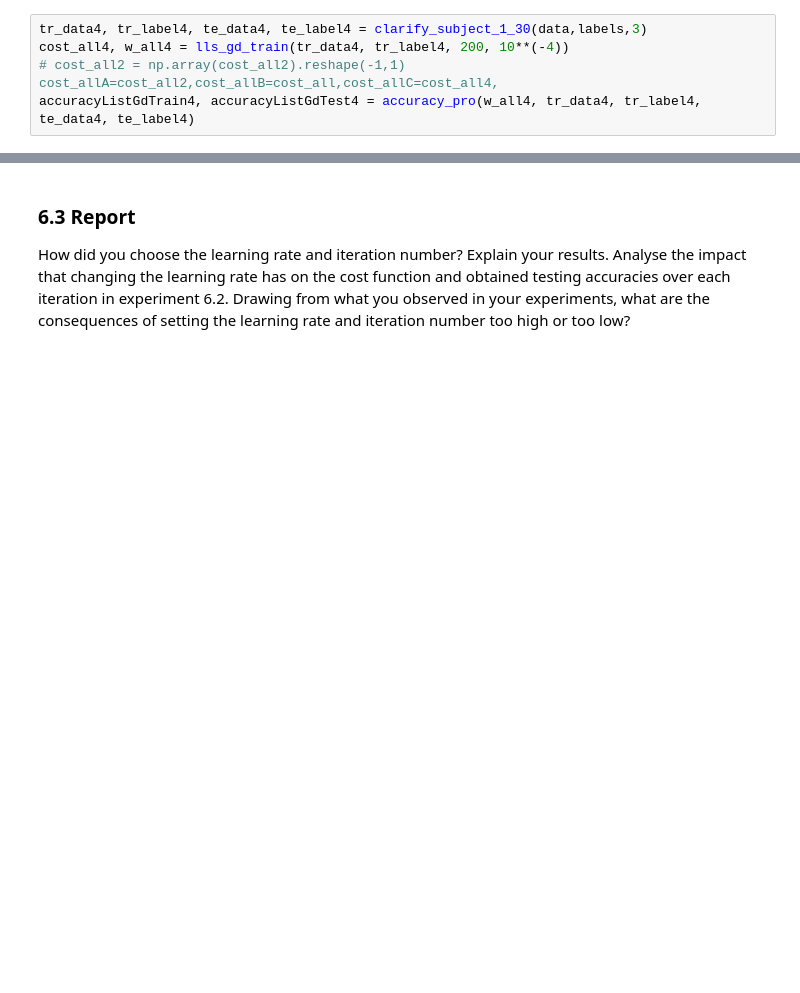
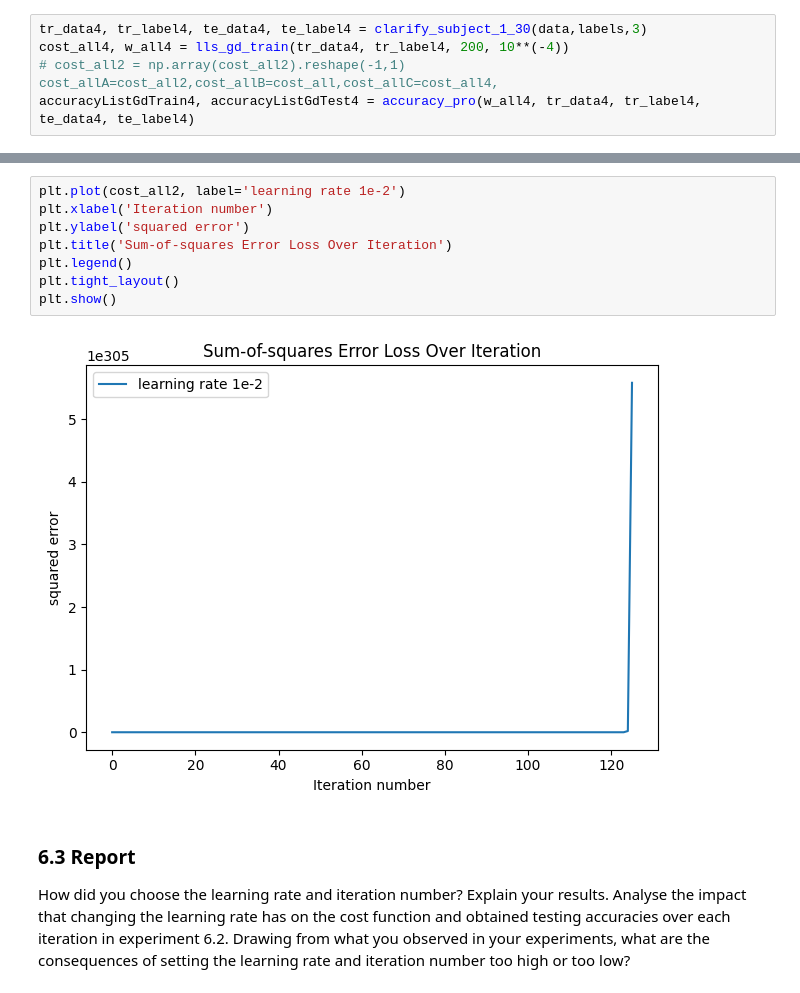
Before and after one commit to Ray7788/MachineLearning, a Jupyter notebook: Lab3_S/24112-Lab2-S-Practice2.ipynb, the cells around one changed output, grey strips where cells are left out. Saved outputs shown, nothing was run; the diff lists cells and outputs as text; blank space fills up the shorter version.

```diff
--- a/Lab3_S/24112-Lab2-S-Practice2.ipynb
+++ b/Lab3_S/24112-Lab2-S-Practice2.ipynb
@@ -556,3 +525,13 @@ plot_maker(A="learning rate 1e-2", cost_allA=cost_all2, cost_allB=cost_all, cost
+# %%
+plt.plot(cost_all2, label='learning rate 1e-2')
+plt.xlabel('Iteration number')
+plt.ylabel('squared error')
+plt.title('Sum-of-squares Error Loss Over Iteration')
+plt.legend()
+plt.tight_layout()
+plt.show()
+# %% [output]
+[figure, added]
 # %% [markdown]
 ### 6.3 Report
 
```
Also changed, not shown: parts of 18 cells of this notebook, 2 other files.
